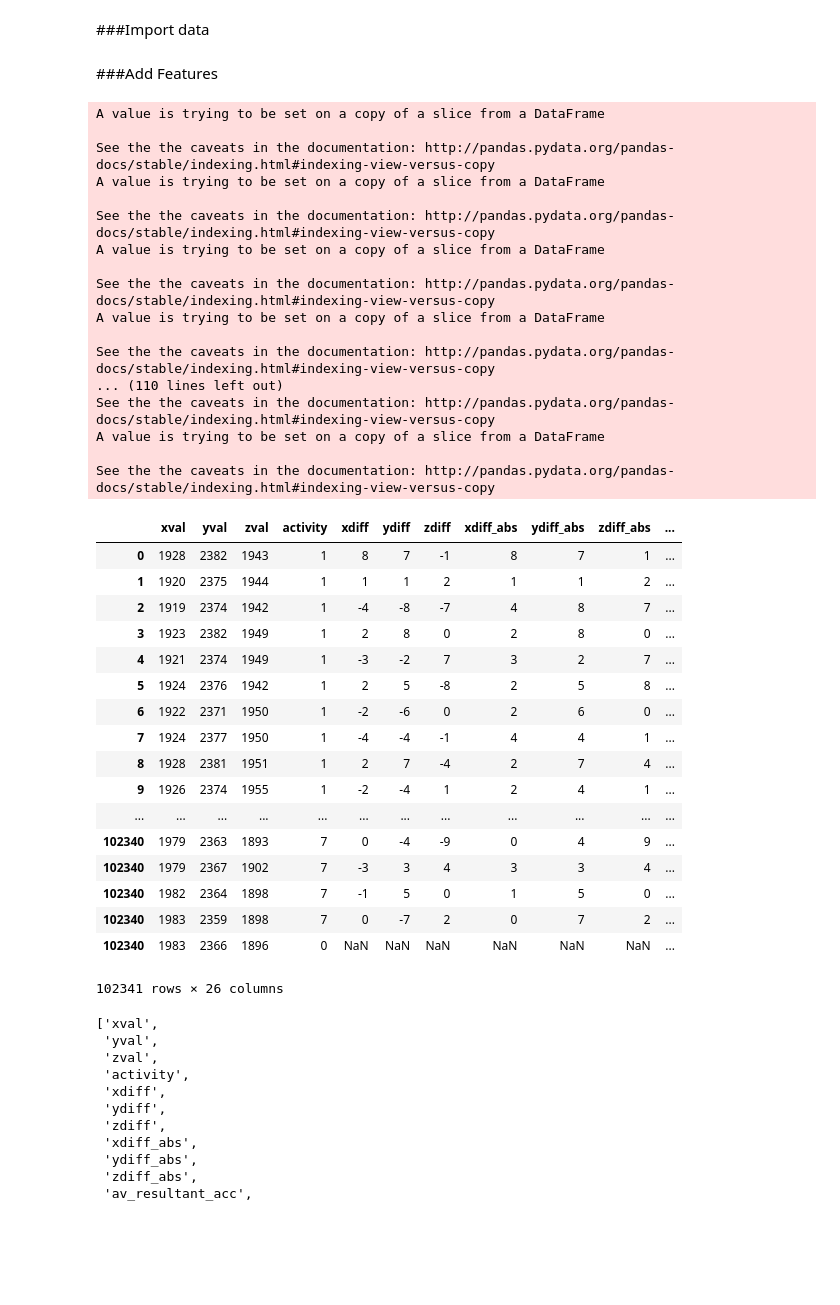
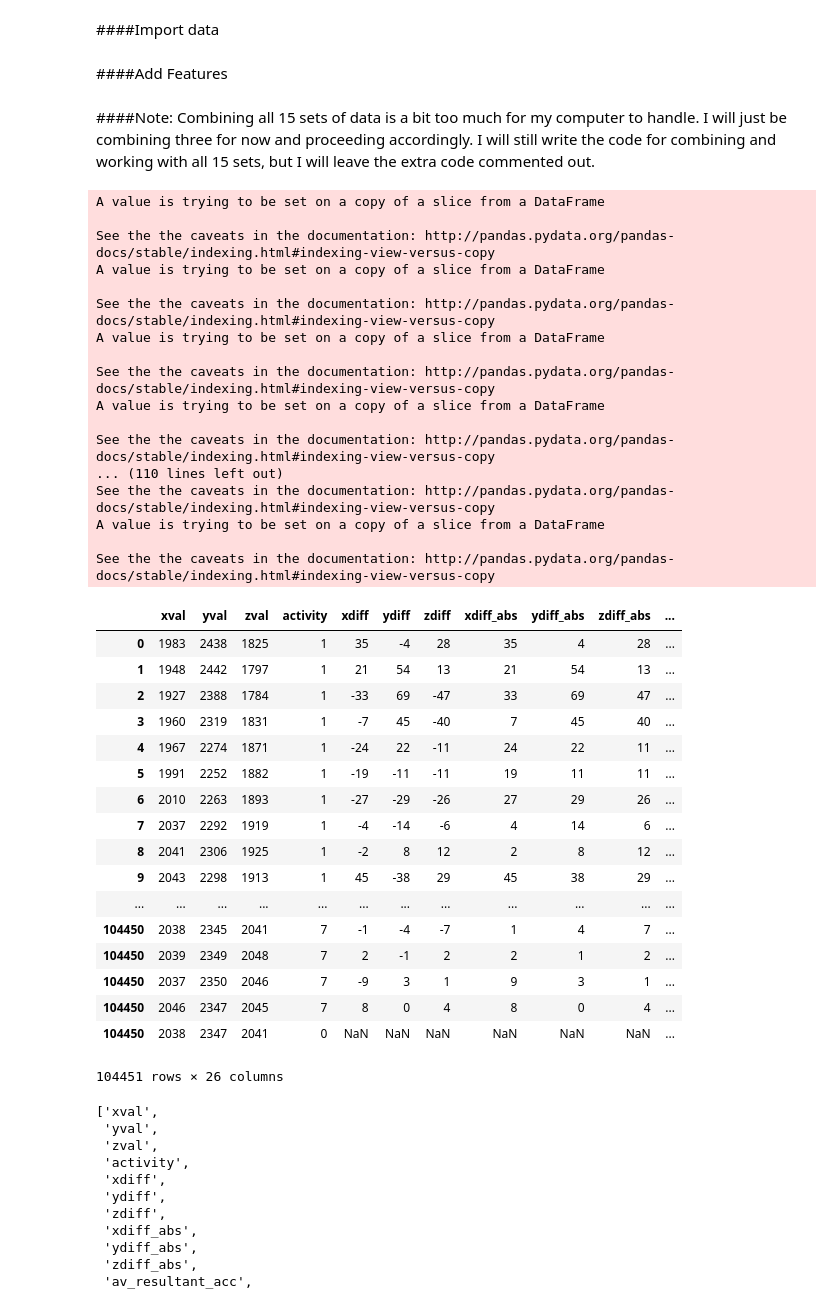
Before and after one commit to molliemarie/DS-Projects, a Jupyter notebook: Accelerometer/accelerometer.ipynb, the cells around one changed output. Drawn from its saved outputs; the diff is of its cells as text; code cells hidden in the pictures; blank space fills up the shorter version.

```diff
--- a/Accelerometer/accelerometer.ipynb
+++ b/Accelerometer/accelerometer.ipynb
@@ -8,24 +11,24 @@ import numpy as np
 # %% [markdown]
-###Import data
+####Import data
 # %%
 column_names = ['xval', 'yval', 'zval', 'activity']
 part1 = pd.read_csv('/Users/molliepettit/Desktop/Data Science/Projects/Accelerometer/1.csv', header=None, names=column_names)
 part2 = pd.read_csv('/Users/molliepettit/Desktop/Data Science/Projects/Accelerometer/2.csv', header=None, names=column_names)
 part3 = pd.read_csv('/Users/molliepettit/Desktop/Data Science/Projects/Accelerometer/3.csv', header=None, names=column_names)
-# part4 = pd.read_csv('/Users/molliepettit/Desktop/Data Science/Projects/Accelerometer/4.csv', header=None, names=column_names)
-# part5 = pd.read_csv('/Users/molliepettit/Desktop/Data Science/Projects/Accelerometer/5.csv', header=None, names=column_names)
-# part6 = pd.read_csv('/Users/molliepettit/Desktop/Data Science/Projects/Accelerometer/6.csv', header=None, names=column_names)
-# part7 = pd.read_csv('/Users/molliepettit/Desktop/Data Science/Projects/Accelerometer/7.csv', header=None, names=column_names)
-# part8 = pd.read_csv('/Users/molliepettit/Desktop/Data Science/Projects/Accelerometer/8.csv', header=None, names=column_names)
-# part9 = pd.read_csv('/Users/molliepettit/Desktop/Data Science/Projects/Accelerometer/9.csv', header=None, names=column_names)
-# part10 = pd.read_csv('/Users/molliepettit/Desktop/Data Science/Projects/Accelerometer/10.csv', header=None, names=column_names)
-# part11 = pd.read_csv('/Users/molliepettit/Desktop/Data Science/Projects/Accelerometer/11.csv', header=None, names=column_names)
-# part12 = pd.read_csv('/Users/molliepettit/Desktop/Data Science/Projects/Accelerometer/12.csv', header=None, names=column_names)
-# part13 = pd.read_csv('/Users/molliepettit/Desktop/Data Science/Projects/Accelerometer/13.csv', header=None, names=column_names)
-# part14 = pd.read_csv('/Users/molliepettit/Desktop/Data Science/Projects/Accelerometer/14.csv', header=None, names=column_names)
-# part15 = pd.read_csv('/Users/molliepettit/Desktop/Data Science/Projects/Accelerometer/15.csv', header=None, names=column_names)
+part4 = pd.read_csv('/Users/molliepettit/Desktop/Data Science/Projects/Accelerometer/4.csv', header=None, names=column_names)
+part5 = pd.read_csv('/Users/molliepettit/Desktop/Data Science/Projects/Accelerometer/5.csv', header=None, names=column_names)
+part6 = pd.read_csv('/Users/molliepettit/Desktop/Data Science/Projects/Accelerometer/6.csv', header=None, names=column_names)
+part7 = pd.read_csv('/Users/molliepettit/Desktop/Data Science/Projects/Accelerometer/7.csv', header=None, names=column_names)
+part8 = pd.read_csv('/Users/molliepettit/Desktop/Data Science/Projects/Accelerometer/8.csv', header=None, names=column_names)
+part9 = pd.read_csv('/Users/molliepettit/Desktop/Data Science/Projects/Accelerometer/9.csv', header=None, names=column_names)
+part10 = pd.read_csv('/Users/molliepettit/Desktop/Data Science/Projects/Accelerometer/10.csv', header=None, names=column_names)
+part11 = pd.read_csv('/Users/molliepettit/Desktop/Data Science/Projects/Accelerometer/11.csv', header=None, names=column_names)
+part12 = pd.read_csv('/Users/molliepettit/Desktop/Data Science/Projects/Accelerometer/12.csv', header=None, names=column_names)
+part13 = pd.read_csv('/Users/molliepettit/Desktop/Data Science/Projects/Accelerometer/13.csv', header=None, names=column_names)
+part14 = pd.read_csv('/Users/molliepettit/Desktop/Data Science/Projects/Accelerometer/14.csv', header=None, names=column_names)
+part15 = pd.read_csv('/Users/molliepettit/Desktop/Data Science/Projects/Accelerometer/15.csv', header=None, names=column_names)
 # %% [markdown]
-###Add Features
+####Add Features
 # %%
 def addrows(df):
     #Difference in values from one row to the next
@@ -115,58 +118,61 @@ def addrows(df):
     df['angle_z-x'] = np.arcsin(df['xdiff']/(np.sqrt(df['xdiff']**2 + df['zdiff']**2)))
 
     return df
+# %% [markdown]
+####Note:
+Combining all 15 sets of data is a bit too much for my computer to handle. I will just be combining three for now and proceeding accordingly. I will still write the code for combining and working with all 15 sets, but I will leave the extra code commented out.
 # %%
 addrows(part1)
-addrows(part2)
-addrows(part3)
+# addrows(part2)
+# addrows(part3)
 # addrows(part4)
 # addrows(part5)
-# addrows(part6)
+addrows(part6)
 # addrows(part7)
 # addrows(part8)
 # addrows(part9)
 # addrows(part10)
-# addrows(part11)
+addrows(part11)
 # addrows(part12)
 # addrows(part13)
 # addrows(part14)
 # addrows(part15)
 # %% [output]
 A value is trying to be set on a copy of a slice from a DataFrame
 
 See the the caveats in the documentation: http://pandas.pydata.org/pandas-docs/stable/indexing.html#indexing-view-versus-copy
 A value is trying to be set on a copy of a slice from a DataFrame
 
 See the the caveats in the documentation: http://pandas.pydata.org/pandas-docs/stable/indexing.html#indexing-view-versus-copy
 A value is trying to be set on a copy of a slice from a DataFrame
 
 See the the caveats in the documentation: http://pandas.pydata.org/pandas-docs/stable/indexing.html#indexing-view-versus-copy
 A value is trying to be set on a copy of a slice from a DataFrame
 
 See the the caveats in the documentation: http://pandas.pydata.org/pandas-docs/stable/indexing.html#indexing-view-versus-copy
 ... (110 lines left out)
 See the the caveats in the documentation: http://pandas.pydata.org/pandas-docs/stable/indexing.html#indexing-view-versus-copy
 A value is trying to be set on a copy of a slice from a DataFrame
 
 See the the caveats in the documentation: http://pandas.pydata.org/pandas-docs/stable/indexing.html#indexing-view-versus-copy
 |  | xval | yval | zval | activity | xdiff | ydiff | zdiff | xdiff_abs | ydiff_abs | zdiff_abs | ... |
-| 0 | 1928 | 2382 | 1943 | 1 | 8 | 7 | -1 | 8 | 7 | 1 | ... |
-| 1 | 1920 | 2375 | 1944 | 1 | 1 | 1 | 2 | 1 | 1 | 2 | ... |
-| 2 | 1919 | 2374 | 1942 | 1 | -4 | -8 | -7 | 4 | 8 | 7 | ... |
-| 3 | 1923 | 2382 | 1949 | 1 | 2 | 8 | 0 | 2 | 8 | 0 | ... |
-| 4 | 1921 | 2374 | 1949 | 1 | -3 | -2 | 7 | 3 | 2 | 7 | ... |
-| 5 | 1924 | 2376 | 1942 | 1 | 2 | 5 | -8 | 2 | 5 | 8 | ... |
-| 6 | 1922 | 2371 | 1950 | 1 | -2 | -6 | 0 | 2 | 6 | 0 | ... |
-| 7 | 1924 | 2377 | 1950 | 1 | -4 | -4 | -1 | 4 | 4 | 1 | ... |
-| 8 | 1928 | 2381 | 1951 | 1 | 2 | 7 | -4 | 2 | 7 | 4 | ... |
-| 9 | 1926 | 2374 | 1955 | 1 | -2 | -4 | 1 | 2 | 4 | 1 | ... |
+| 0 | 1983 | 2438 | 1825 | 1 | 35 | -4 | 28 | 35 | 4 | 28 | ... |
+| 1 | 1948 | 2442 | 1797 | 1 | 21 | 54 | 13 | 21 | 54 | 13 | ... |
+| 2 | 1927 | 2388 | 1784 | 1 | -33 | 69 | -47 | 33 | 69 | 47 | ... |
+| 3 | 1960 | 2319 | 1831 | 1 | -7 | 45 | -40 | 7 | 45 | 40 | ... |
+| 4 | 1967 | 2274 | 1871 | 1 | -24 | 22 | -11 | 24 | 22 | 11 | ... |
+| 5 | 1991 | 2252 | 1882 | 1 | -19 | -11 | -11 | 19 | 11 | 11 | ... |
+| 6 | 2010 | 2263 | 1893 | 1 | -27 | -29 | -26 | 27 | 29 | 26 | ... |
+| 7 | 2037 | 2292 | 1919 | 1 | -4 | -14 | -6 | 4 | 14 | 6 | ... |
+| 8 | 2041 | 2306 | 1925 | 1 | -2 | 8 | 12 | 2 | 8 | 12 | ... |
+| 9 | 2043 | 2298 | 1913 | 1 | 45 | -38 | 29 | 45 | 38 | 29 | ... |
 | ... | ... | ... | ... | ... | ... | ... | ... | ... | ... | ... | ... |
-| 102340 | 1979 | 2363 | 1893 | 7 | 0 | -4 | -9 | 0 | 4 | 9 | ... |
-| 102340 | 1979 | 2367 | 1902 | 7 | -3 | 3 | 4 | 3 | 3 | 4 | ... |
-| 102340 | 1982 | 2364 | 1898 | 7 | -1 | 5 | 0 | 1 | 5 | 0 | ... |
-| 102340 | 1983 | 2359 | 1898 | 7 | 0 | -7 | 2 | 0 | 7 | 2 | ... |
-| 102340 | 1983 | 2366 | 1896 | 0 | NaN | NaN | NaN | NaN | NaN | NaN | ... |
+| 104450 | 2038 | 2345 | 2041 | 7 | -1 | -4 | -7 | 1 | 4 | 7 | ... |
+| 104450 | 2039 | 2349 | 2048 | 7 | 2 | -1 | 2 | 2 | 1 | 2 | ... |
+| 104450 | 2037 | 2350 | 2046 | 7 | -9 | 3 | 1 | 9 | 3 | 1 | ... |
+| 104450 | 2046 | 2347 | 2045 | 7 | 8 | 0 | 4 | 8 | 0 | 4 | ... |
+| 104450 | 2038 | 2347 | 2041 | 0 | NaN | NaN | NaN | NaN | NaN | NaN | ... |
-102341 rows × 26 columns
+104451 rows × 26 columns
 # %%
 list(part1.columns.values)
 # %% [output]
```
Also changed, not shown: parts of 42 cells of this notebook.
